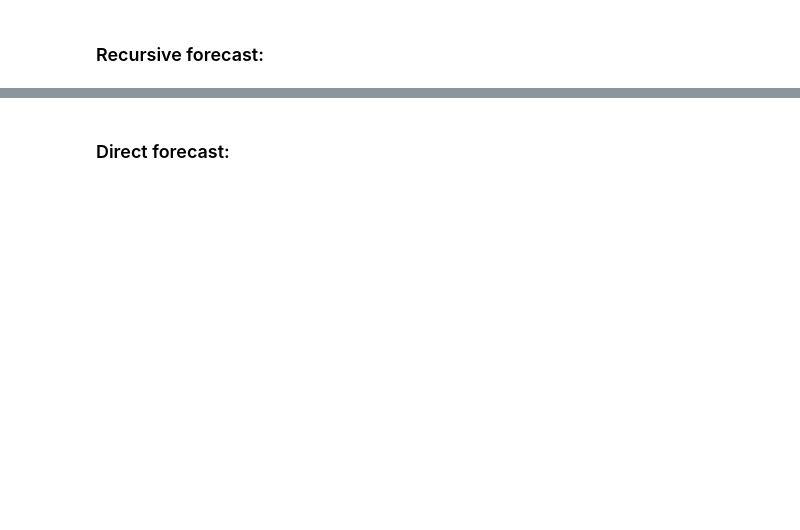
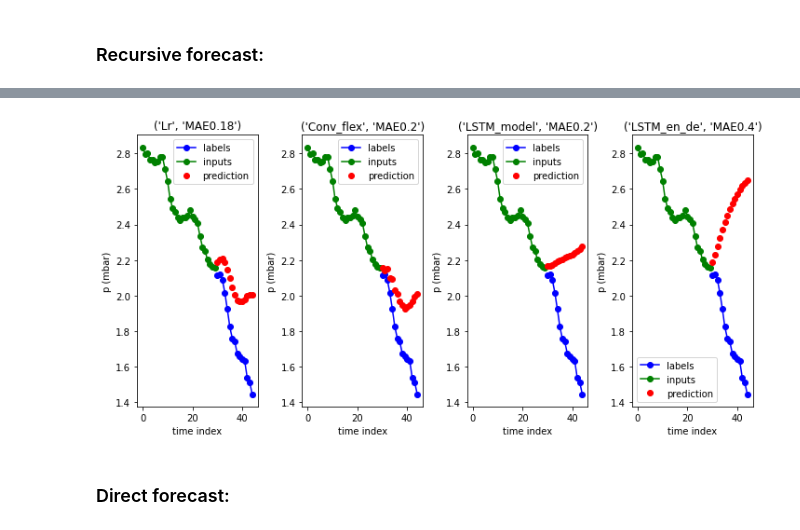
Before and after one commit to oekosheri/Flexible-time-series-forecasting, a Jupyter notebook: notebooks/Jupyter_analytics.ipynb, the cells around one changed output, grey strips where cells are left out. Saved outputs shown, nothing was run; the diff lists cells and outputs as text; code cells hidden in the pictures; blank space fills up the shorter version.

```diff
--- a/notebooks/Jupyter_analytics.ipynb
+++ b/notebooks/Jupyter_analytics.ipynb
@@ -422,7 +440,7 @@ plt.tight_layout()
 # %% [markdown]
 ### Recursive forecast:
 # %%
-models = [LinearRegression(), nn.conv_flex_model, nn.LSTM_model_vec_out, nn.LSTM_model_encoder_decoder]
+models = [LinearRegression(), nn.conv_flex_model, nn.LSTM_model, nn.LSTM_model_encoder_decoder]
 models_n = ['Lr', 'Conv_flex','LSTM_model','LSTM_en_de']
 
 fig, axes = plt.subplots(1, len(models), sharex=True, figsize=(10, 5))
@@ -455,3 +473,4 @@ for i in range(len(models)):
     axes[i].set_title((models_n[i], "MAE"+ str(score)))
 
 plt.tight_layout()
+# %% [output]
@@ -458,3 +489,4 @@ plt.tight_layout()
+[figure, added]
 # %% [markdown]
 ### Direct forecast:
 # %%
```
Also changed, not shown: parts of 6 cells of this notebook, 2 other files.
